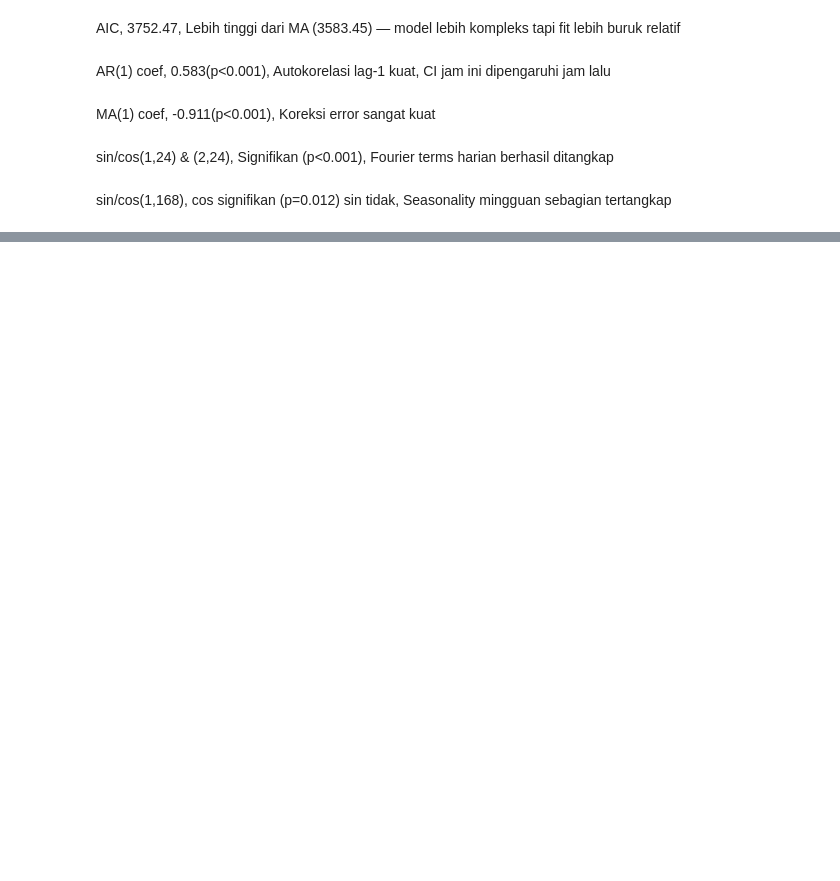
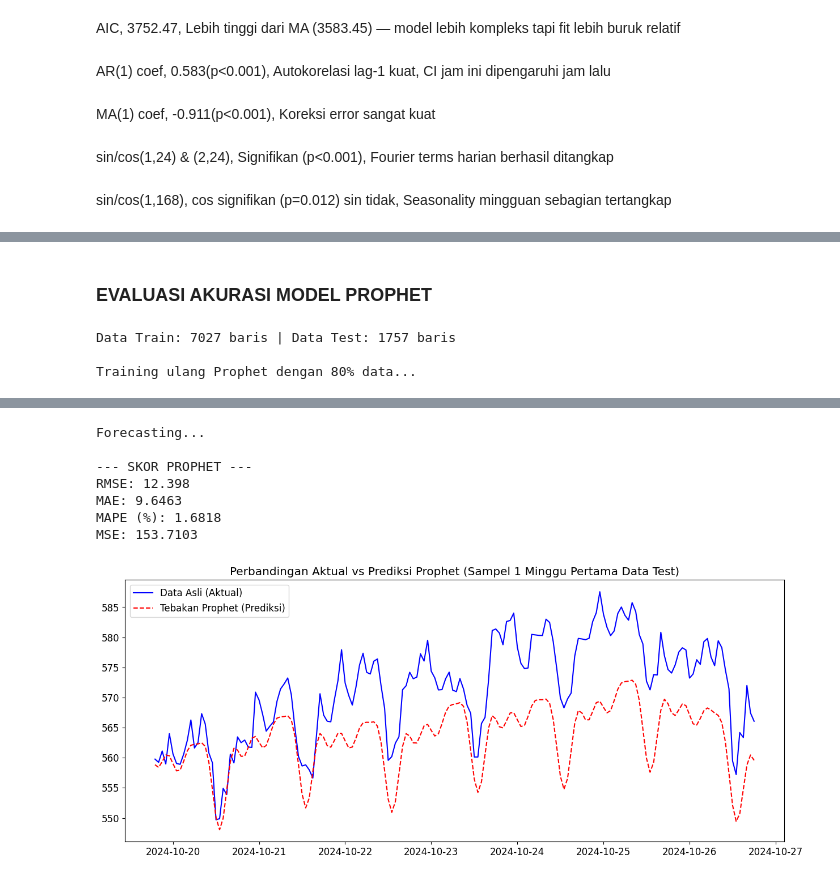
Before and after one commit to JustDannn/CarbonIntensityResearch, a Jupyter notebook: notebooks/02_dani_prophet_test.ipynb, the cells around one changed output, grey strips where cells are left out. Drawn from its saved outputs; the diff is of its cells as text; code cells hidden in the pictures; blank space fills up the shorter version.

```diff
--- a/notebooks/02_dani_prophet_test.ipynb
+++ b/notebooks/02_dani_prophet_test.ipynb
@@ -150,0 +215,43 @@ sin/cos(1,168), cos signifikan (p=0.012) sin tidak, Seasonality mingguan sebagia
+# %% [markdown]
+### EVALUASI AKURASI MODEL PROPHET
+# %%
+from src.evaluation.metrics import ModelEvaluator
+
+
+# 80% (Train), 20% (Test)
+split_idx = int(len(prophet_df) * 0.8)
+train_df = prophet_df.iloc[:split_idx]
+test_df = prophet_df.iloc[split_idx:]
+
+print(f"Data Train: {len(train_df)} baris | Data Test: {len(test_df)} baris")
+
+print("\nTraining ulang Prophet dengan 80% data...")
+prophet_eval = Prophet(yearly_seasonality=False, weekly_seasonality=True, daily_seasonality=True)
+prophet_eval.fit(train_df)
+
+print("Forecasting...")
+future = prophet_eval.make_future_dataframe(periods=len(test_df), freq='h')
+forecast = prophet_eval.predict(future)
+
+predictions = forecast['yhat'].iloc[split_idx:].values
+actuals = test_df['y'].values
+
+evaluator = ModelEvaluator()
+skor_prophet = evaluator.calculate_metrics(y_true=actuals, y_pred=predictions)
+
+print("\n--- SKOR PROPHET ---")
+for metric, score in skor_prophet.items():
+    print(f"{metric}: {score}")
+
+#(Aktual vs Prediksi)
+plt.figure(figsize=(15, 6))
+# Plot aktual vs prediksi (ambil sampel 1 minggu / 168 jam pertama di data Test)
+plt.plot(test_df['ds'].iloc[:168], actuals[:168], label='Data Asli (Aktual)', color='blue')
+plt.plot(test_df['ds'].iloc[:168], predictions[:168], label='Tebakan Prophet (Prediksi)', color='red', linestyle='--')
+plt.title("Perbandingan Aktual vs Prediksi Prophet (Sampel 1 Minggu Pertama Data Test)")
+plt.legend()
+plt.show()
+# %% [output]
+Data Train: 7027 baris | Data Test: 1757 baris
+
+Training ulang Prophet dengan 80% data...
@@ -150,0 +260,8 @@ sin/cos(1,168), cos signifikan (p=0.012) sin tidak, Seasonality mingguan sebagia
+Forecasting...
+
+--- SKOR PROPHET ---
+RMSE: 12.398
+MAE: 9.6463
+MAPE (%): 1.6818
+MSE: 153.7103
+[figure, added]
```
Also changed, not shown: parts of 7 cells of this notebook, 4 other files.
